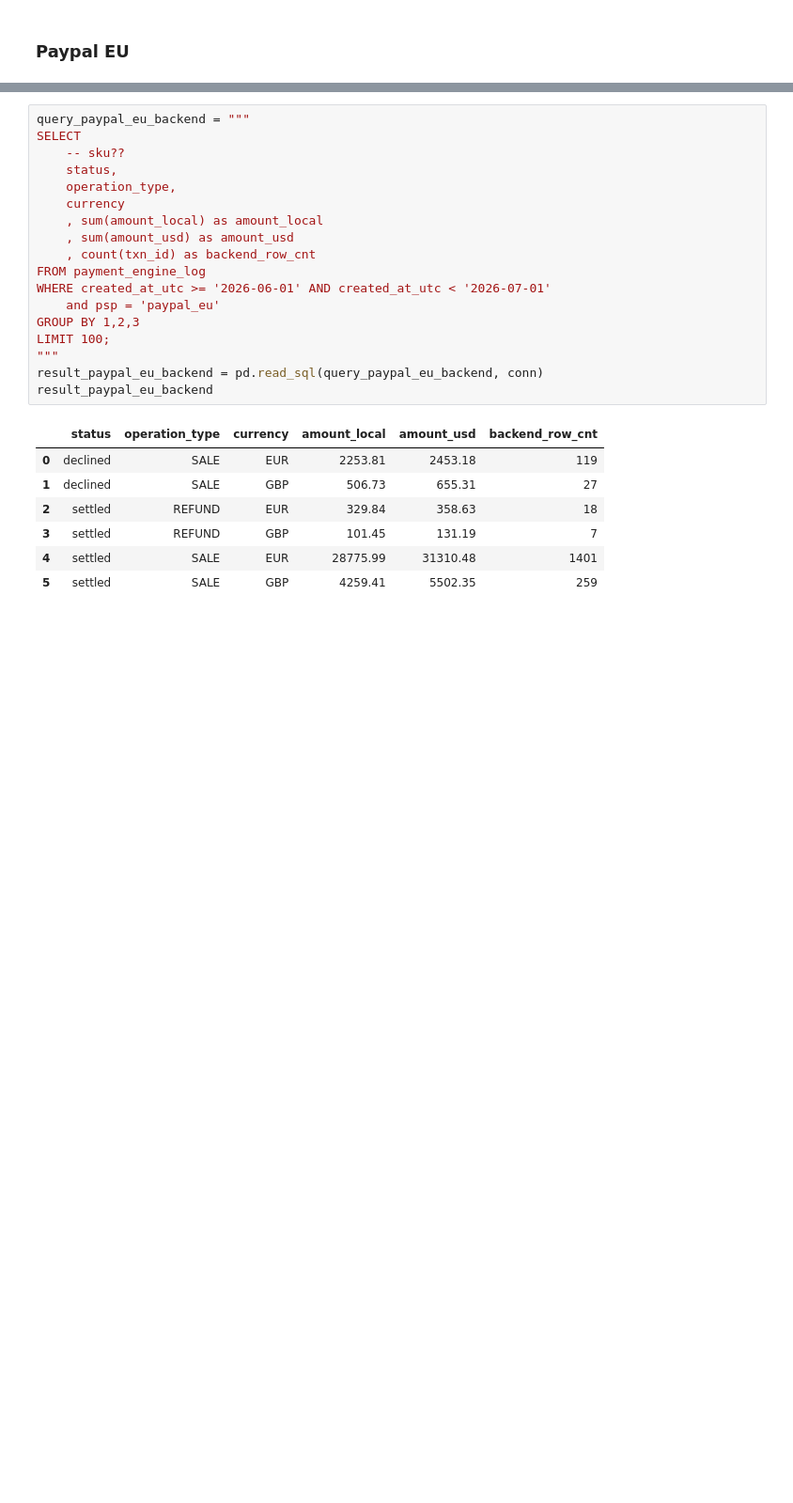
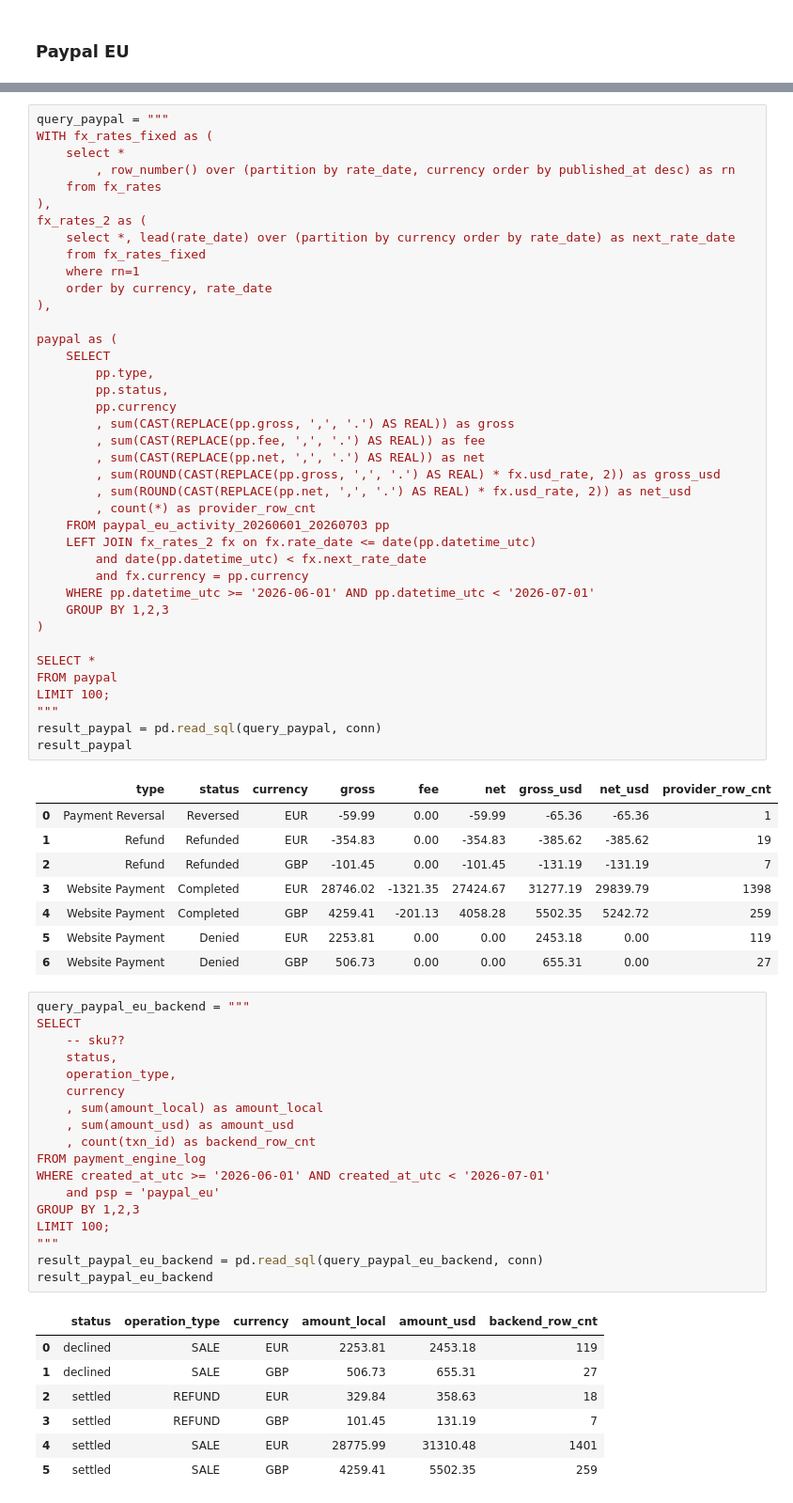
Before and after one commit to am-tropin/test-simple-life-app, a Jupyter notebook: task.ipynb, the cells around one changed output, grey strips where cells are left out. Shown at 94% size. Drawn from its saved outputs; the diff is of its cells as text; blank space fills up the shorter version.

```diff
--- a/task.ipynb
+++ b/task.ipynb
@@ -282,3 +451,51 @@ result_paypal
+# %%
+query_paypal = """
+WITH fx_rates_fixed as (
+    select *
+        , row_number() over (partition by rate_date, currency order by published_at desc) as rn
+    from fx_rates
+),
+fx_rates_2 as (
+    select *, lead(rate_date) over (partition by currency order by rate_date) as next_rate_date
+    from fx_rates_fixed
+    where rn=1
+    order by currency, rate_date
+),
+
+paypal as (
+    SELECT
+        pp.type,
+        pp.status,
+        pp.currency
+        , sum(CAST(REPLACE(pp.gross, ',', '.') AS REAL)) as gross
+        , sum(CAST(REPLACE(pp.fee, ',', '.') AS REAL)) as fee
+        , sum(CAST(REPLACE(pp.net, ',', '.') AS REAL)) as net
+        , sum(ROUND(CAST(REPLACE(pp.gross, ',', '.') AS REAL) * fx.usd_rate, 2)) as gross_usd
+        , sum(ROUND(CAST(REPLACE(pp.net, ',', '.') AS REAL) * fx.usd_rate, 2)) as net_usd
+        , count(*) as provider_row_cnt
+    FROM paypal_eu_activity_20260601_20260703 pp
+    LEFT JOIN fx_rates_2 fx on fx.rate_date <= date(pp.datetime_utc)
+        and date(pp.datetime_utc) < fx.next_rate_date
+        and fx.currency = pp.currency
+    WHERE pp.datetime_utc >= '2026-06-01' AND pp.datetime_utc < '2026-07-01'
+    GROUP BY 1,2,3
+)
+
+SELECT *
+FROM paypal
+LIMIT 100;
+"""
+result_paypal = pd.read_sql(query_paypal, conn)
+result_paypal
+# %% [output]
+|  | type | status | currency | gross | fee | net | gross_usd | net_usd | provider_row_cnt |
+| 0 | Payment Reversal | Reversed | EUR | -59.99 | 0.00 | -59.99 | -65.36 | -65.36 | 1 |
+| 1 | Refund | Refunded | EUR | -354.83 | 0.00 | -354.83 | -385.62 | -385.62 | 19 |
+| 2 | Refund | Refunded | GBP | -101.45 | 0.00 | -101.45 | -131.19 | -131.19 | 7 |
+| 3 | Website Payment | Completed | EUR | 28746.02 | -1321.35 | 27424.67 | 31277.19 | 29839.79 | 1398 |
+| 4 | Website Payment | Completed | GBP | 4259.41 | -201.13 | 4058.28 | 5502.35 | 5242.72 | 259 |
+| 5 | Website Payment | Denied | EUR | 2253.81 | 0.00 | 0.00 | 2453.18 | 0.00 | 119 |
+| 6 | Website Payment | Denied | GBP | 506.73 | 0.00 | 0.00 | 655.31 | 0.00 | 27 |
 # %%
 query_paypal_eu_backend = """
 SELECT
```
Also changed, not shown: parts of 21 cells of this notebook.
